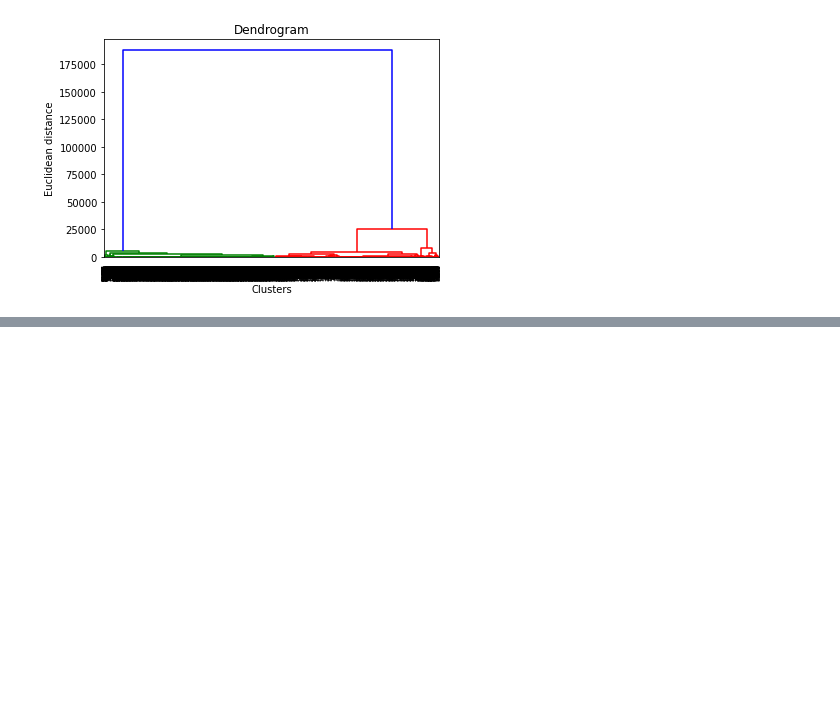
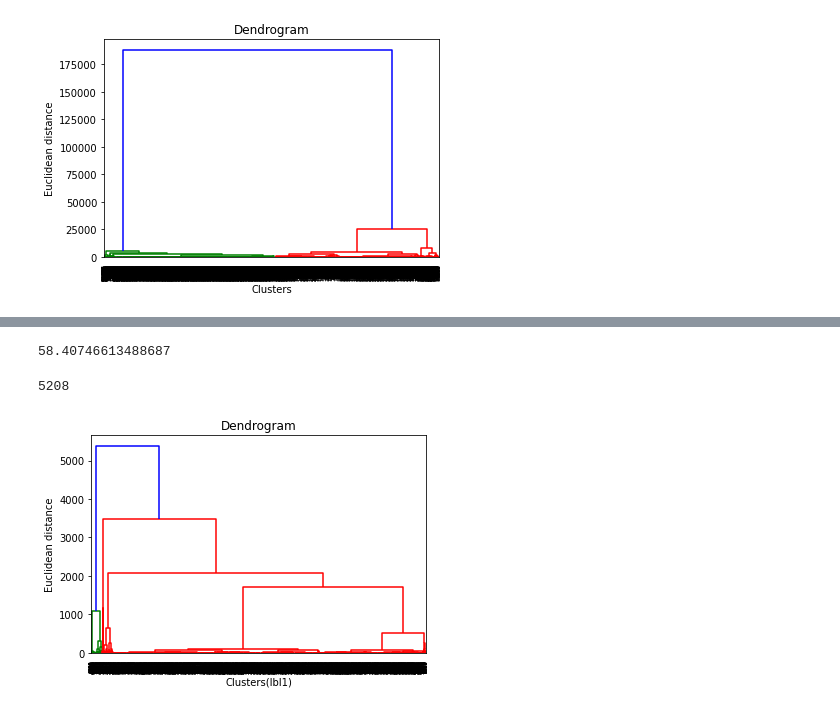
Before and after one commit to Priyanka-Kugapriya/Clustering_notebook, a Jupyter notebook: Hierarchical clustering.ipynb, the cells around one changed output, grey strips where cells are left out. Cells and saved outputs as stored; diff of their text form; code cells hidden in the pictures; blank space fills up the shorter version.

Commit message:
Labelled clusters

```diff
--- a/Hierarchical clustering.ipynb
+++ b/Hierarchical clustering.ipynb
@@ -241,0 +324,2 @@ plt.show()
+# %%
+df_plot = pd.concat([df_plot, conv_ser_df], axis=1)
@@ -241,0 +343,2 @@ plt.show()
+# %%
+df_plot.drop(['Column','num'],axis='columns', inplace=True)
@@ -241,0 +378,2 @@ plt.show()
+# %%
+dfhc_label_1= df_plot[df_plot['labels']==1].copy()
@@ -241,0 +424,18 @@ plt.show()
+# %%
+dfhc_label_2['Value'].std()
+# %% [output]
+58.40746613488687
+# %%
+len(dfhc_label_2.index)
+# %% [output]
+5208
+# %%
+label_1_cl = dfhc_label_1.iloc[:, [0]].values
+# %%
+dendrogram = sch.dendrogram(sch.linkage(label_1_cl, method  = "ward"))
+plt.title('Dendrogram')
+plt.xlabel('Clusters(lbl1)')
+plt.ylabel('Euclidean distance')
+plt.show()
+# %% [output]
+[figure, added]
```
Also changed, not shown: parts of 29 cells of this notebook.
